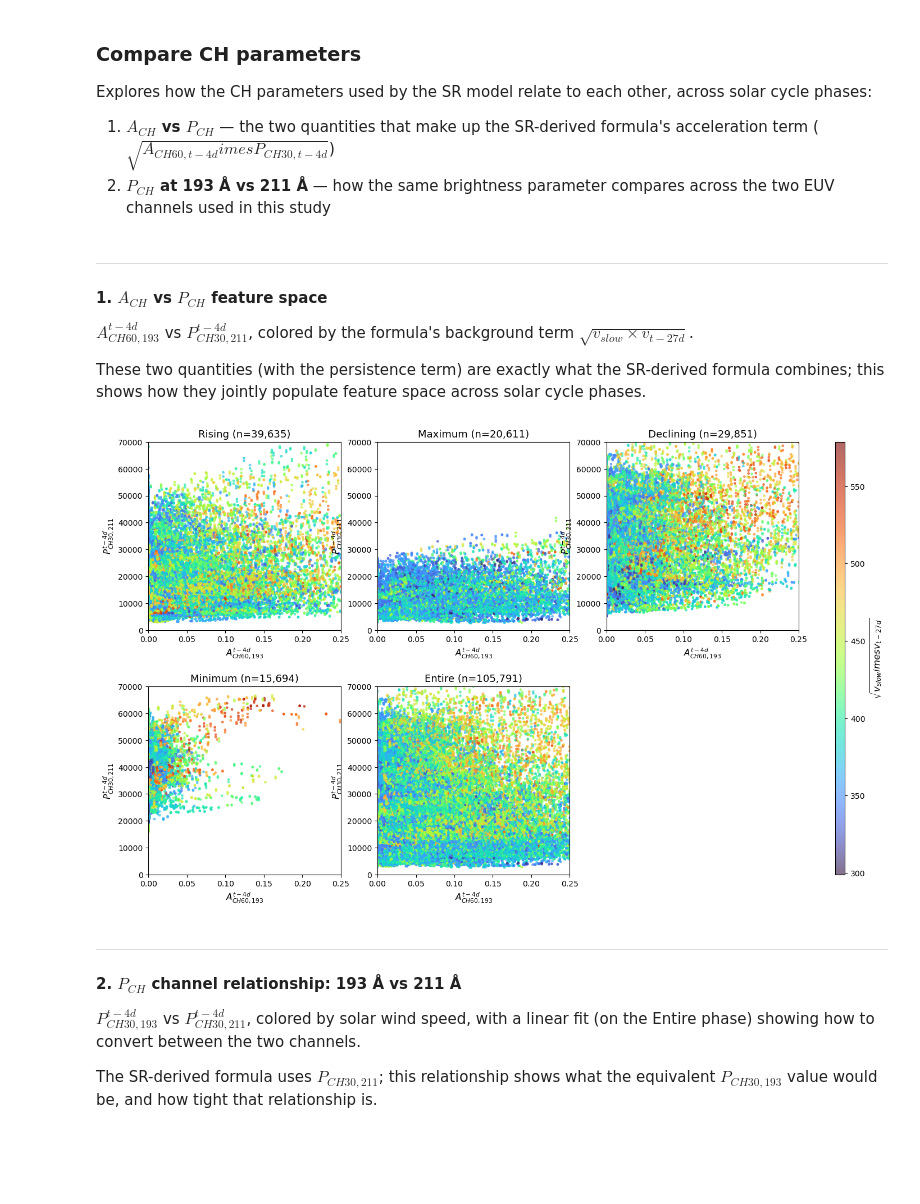
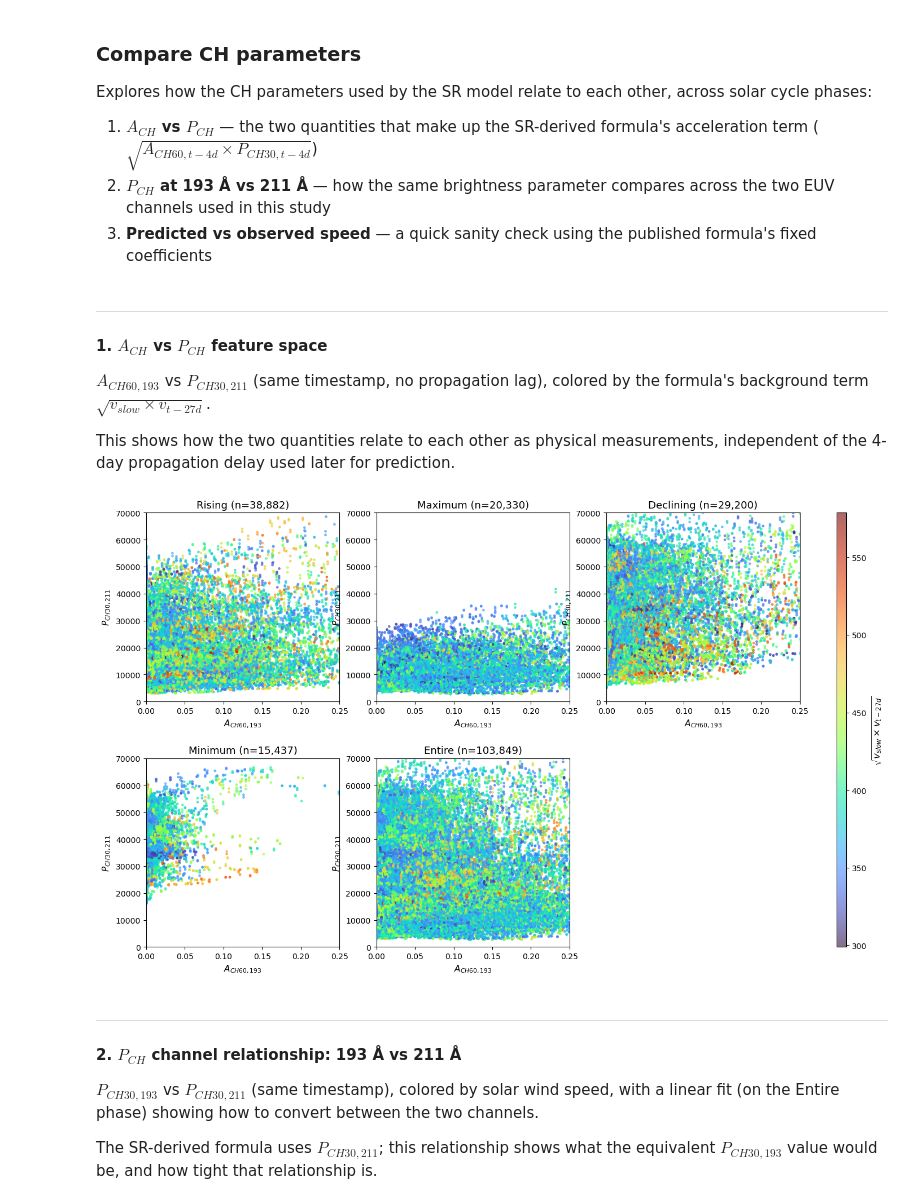
Before and after one commit to coffee77iruk/SR_SWspeed, a Jupyter notebook: notebooks/03_compare_CH_parameters.ipynb, the cells around one changed output. Drawn from its saved outputs; the diff is of its cells as text; code cells hidden in the pictures; blank space fills up the shorter version.

Commit message:
Drop lag from parameter-relationship plots, add predicted-vs-observed section

```diff
--- a/notebooks/03_compare_CH_parameters.ipynb
+++ b/notebooks/03_compare_CH_parameters.ipynb
@@ -2,8 +2,9 @@
 ### Compare CH parameters
 
 Explores how the CH parameters used by the SR model relate to each other, across solar cycle phases:
-1. **$A_{CH}$ vs $P_{CH}$** — the two quantities that make up the SR-derived formula's acceleration term ($\sqrt{A_{CH60,t-4d} 	imes P_{CH30,t-4d}}$)
+1. **$A_{CH}$ vs $P_{CH}$** — the two quantities that make up the SR-derived formula's acceleration term ($\sqrt{A_{CH60,t-4d} \times P_{CH30,t-4d}}$)
 2. **$P_{CH}$ at 193 Å vs 211 Å** — how the same brightness parameter compares across the two EUV channels used in this study
+3. **Predicted vs observed speed** — a quick sanity check using the published formula's fixed coefficients
 # %%
 import os
 import numpy as np
@@ -72,26 +89,26 @@ def grid_scatter(x_col, y_col, color_val_fn, xlabel, ylabel, cbar_label,
 
 #### 1. $A_{CH}$ vs $P_{CH}$ feature space
 
-$A_{CH60,193}^{t-4d}$ vs $P_{CH30,211}^{t-4d}$, colored by the formula's background term $\sqrt{v_{slow} \times v_{t-27d}}$.
+$A_{CH60,193}$ vs $P_{CH30,211}$ (same timestamp, no propagation lag), colored by the formula's background term $\sqrt{v_{slow} \times v_{t-27d}}$.
 
-These two quantities (with the persistence term) are exactly what the SR-derived formula combines; this shows how they jointly populate feature space across solar cycle phases.
+This shows how the two quantities relate to each other as physical measurements, independent of the 4-day propagation delay used later for prediction.
 # %%
 grid_scatter(
-    x_col="A_CH60_193_lag4", y_col="P_CH30_211_lag4",
-    color_val_fn=lambda df: np.sqrt(V0 * df["speed_p27"].to_numpy()),
-    xlabel=r"$A_{CH60,193}^{t-4d}$", ylabel=r"$P_{CH30,211}^{t-4d}$",
-    cbar_label=r"$\sqrt{v_{slow} 	imes v_{t-27d}}$",
+    x="A_CH60_193", y="P_CH30_211",
+    color=lambda df: np.sqrt(V0 * df["speed_p27"].to_numpy()),
+    xlabel=r"$A_{CH60,193}$", ylabel=r"$P_{CH30,211}$",
+    cbar_label=r"$\sqrt{v_{slow} \times v_{t-27d}}$",
     xlim=(0, 0.25), ylim=(0, 70000), fit_on=None,
 )
 plt.show()
 # %% [output]
-[figure, old version]
+[figure, new version]
 # %% [markdown]
 ---
 
 #### 2. $P_{CH}$ channel relationship: 193 Å vs 211 Å
 
-$P_{CH30,193}^{t-4d}$ vs $P_{CH30,211}^{t-4d}$, colored by solar wind speed, with a linear fit (on the Entire phase) showing how to convert between the two channels.
+$P_{CH30,193}$ vs $P_{CH30,211}$ (same timestamp), colored by solar wind speed, with a linear fit (on the Entire phase) showing how to convert between the two channels.
 
 The SR-derived formula uses $P_{CH30,211}$; this relationship shows what the equivalent $P_{CH30,193}$ value would be, and how tight that relationship is.
 # %%
```
Also changed, not shown: parts of 4 cells of this notebook.
